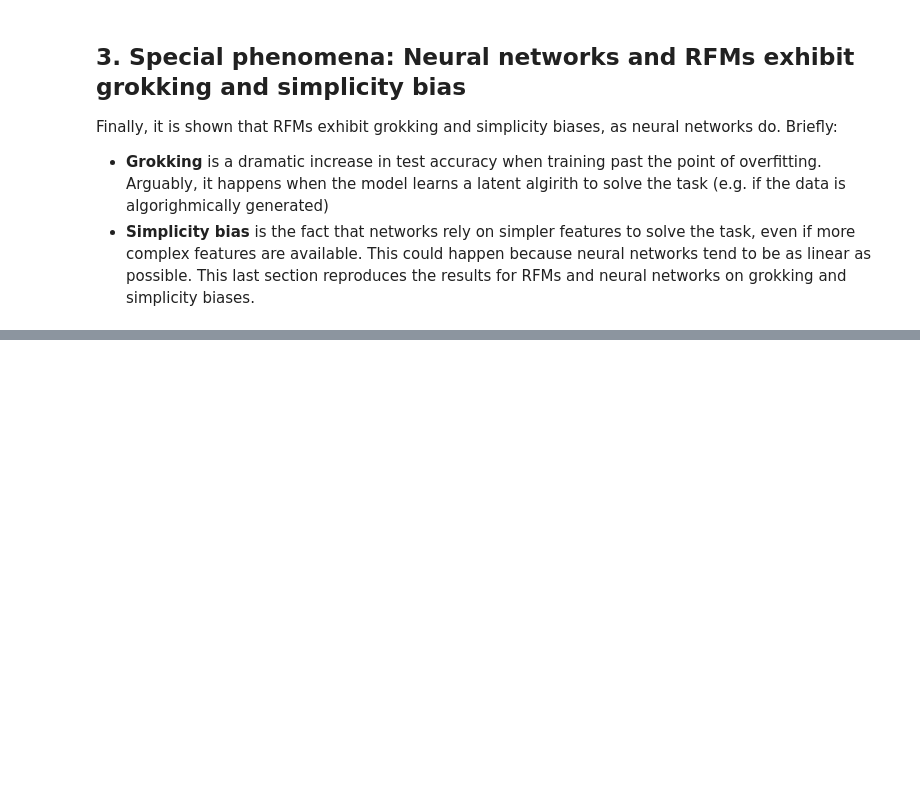
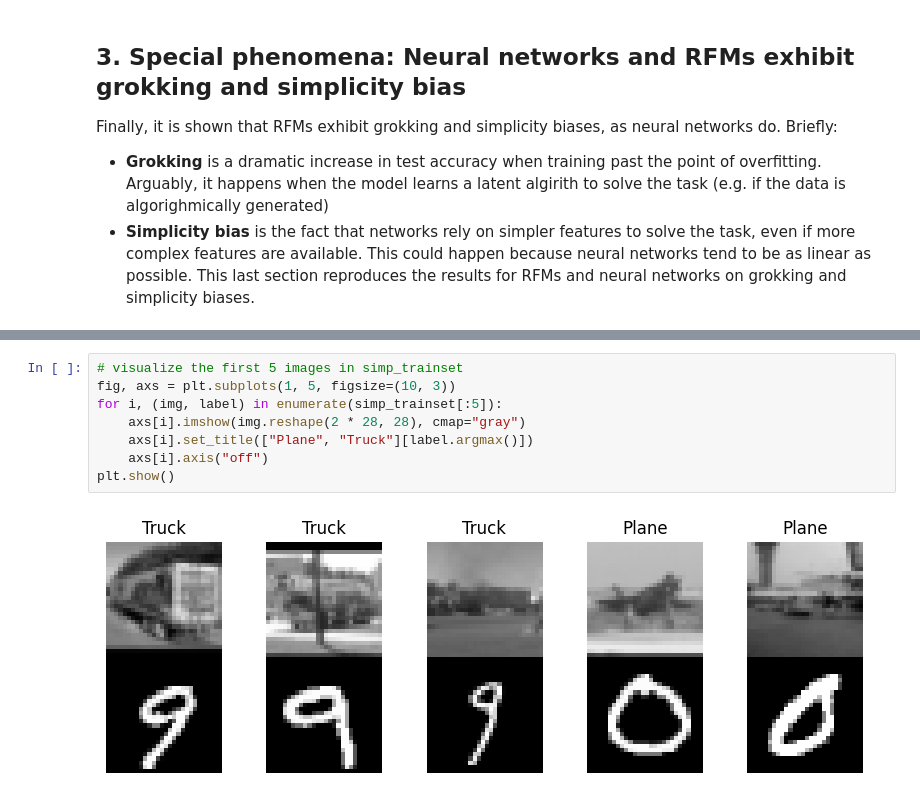
Before and after one commit to gerkone/recursive_feature_machines_praktikum, a Jupyter notebook: praktikum/reproduction.ipynb, the cells around one changed output, grey strips where cells are left out. Drawn from its saved outputs; the diff is of its cells as text; blank space fills up the shorter version.

```diff
--- a/praktikum/reproduction.ipynb
+++ b/praktikum/reproduction.ipynb
@@ -381,0 +457,10 @@ Train size: 97, eval size: 98
+# %%
+# visualize the first 5 images in simp_trainset
+fig, axs = plt.subplots(1, 5, figsize=(10, 3))
+for i, (img, label) in enumerate(simp_trainset[:5]):
+    axs[i].imshow(img.reshape(2 * 28, 28), cmap="gray")
+    axs[i].set_title(["Plane", "Truck"][label.argmax()])
+    axs[i].axis("off")
+plt.show()
+# %% [output]
+[figure, added]
```
Also changed, not shown: parts of 8 cells of this notebook, 6 other files.
